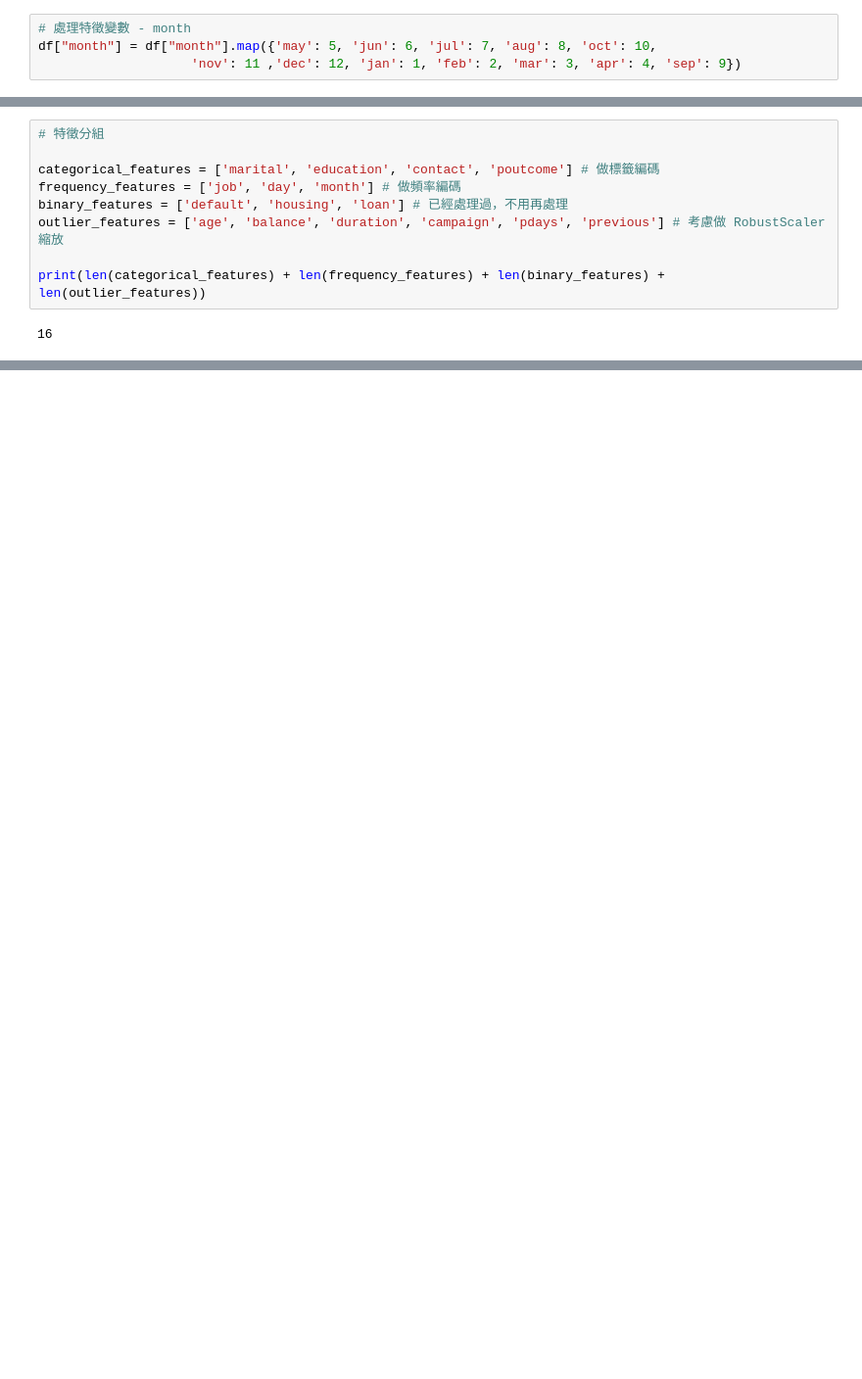
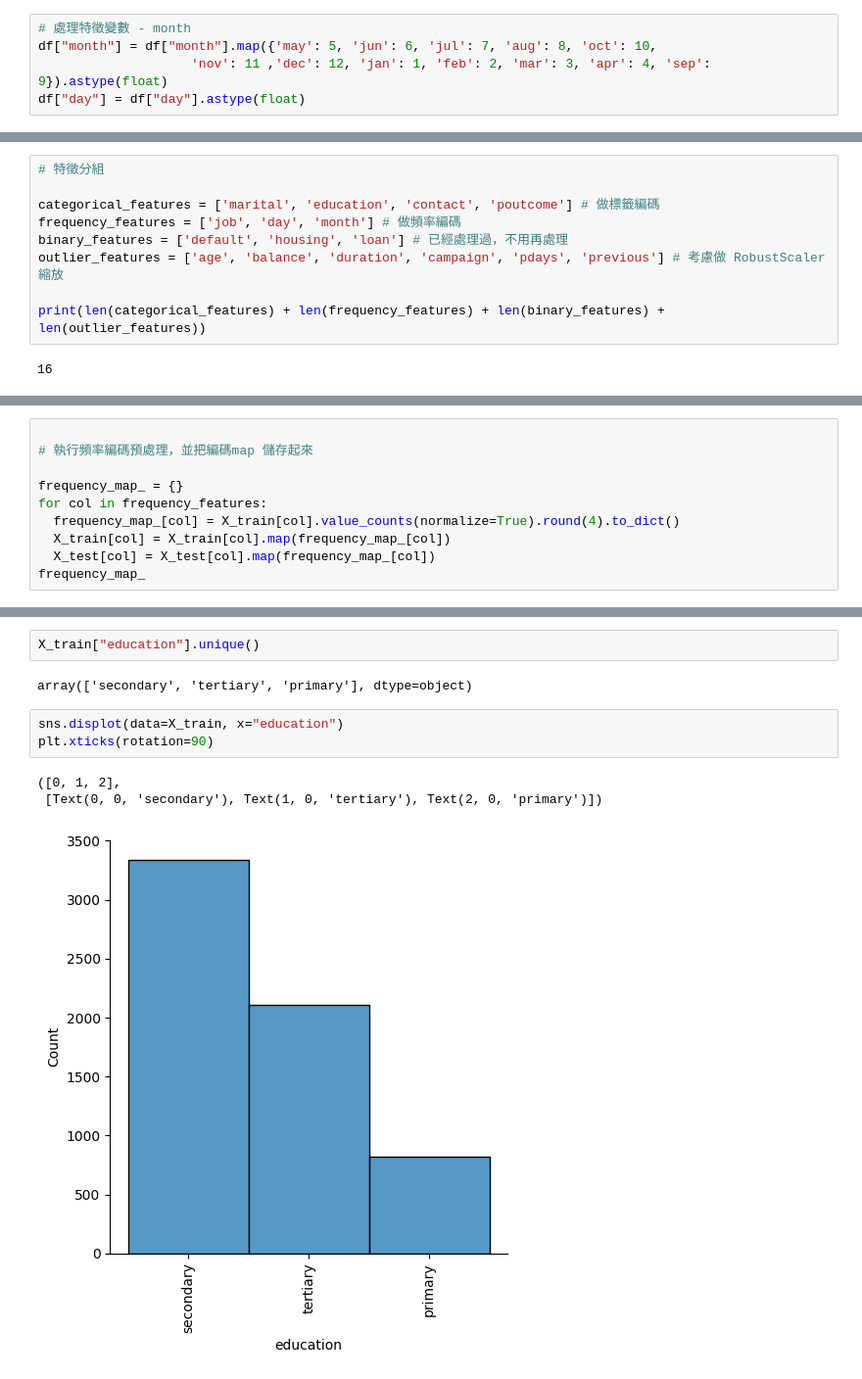
Before and after one commit to michael-0907/tibami, a Jupyter notebook: bank_1.ipynb, the cells around one changed output, grey strips where cells are left out. Shown: that part at 98% size. Cells and saved outputs as stored; diff of their text form; blank space fills up the shorter version.

```diff
--- a/bank_1.ipynb
+++ b/bank_1.ipynb
@@ -80,7 +86,8 @@ dtype: int64
 # %%
 # 處理特徵變數 - month
 df["month"] = df["month"].map({'may': 5, 'jun': 6, 'jul': 7, 'aug': 8, 'oct': 10,
-                    'nov': 11 ,'dec': 12, 'jan': 1, 'feb': 2, 'mar': 3, 'apr': 4, 'sep': 9})
+                    'nov': 11 ,'dec': 12, 'jan': 1, 'feb': 2, 'mar': 3, 'apr': 4, 'sep': 9}).astype(float)
+df["day"] = df["day"].astype(float)
 # %%
 # 處理二元特徵變數
 for col in df.select_dtypes(include=["object"]).columns:
@@ -188 +189,11 @@ preprocessor = ColumnTransformer(transformers=[
 ])
+# %%
+
+# 執行頻率編碼預處理，並把編碼map 儲存起來
+
+frequency_map_ = {}
+for col in frequency_features:
+  frequency_map_[col] = X_train[col].value_counts(normalize=True).round(4).to_dict()
+  X_train[col] = X_train[col].map(frequency_map_[col])
+  X_test[col] = X_test[col].map(frequency_map_[col])
+frequency_map_
@@ -318,0 +557,11 @@ Index(['age', 'job', 'marital', 'education', 'default', 'balance', 'housing',
+# %%
+X_train["education"].unique()
+# %% [output]
+array(['secondary', 'tertiary', 'primary'], dtype=object)
+# %%
+sns.displot(data=X_train, x="education")
+plt.xticks(rotation=90)
+# %% [output]
+([0, 1, 2],
+ [Text(0, 0, 'secondary'), Text(1, 0, 'tertiary'), Text(2, 0, 'primary')])
+[figure, added]
```
Also changed, not shown: parts of 28 cells of this notebook.
